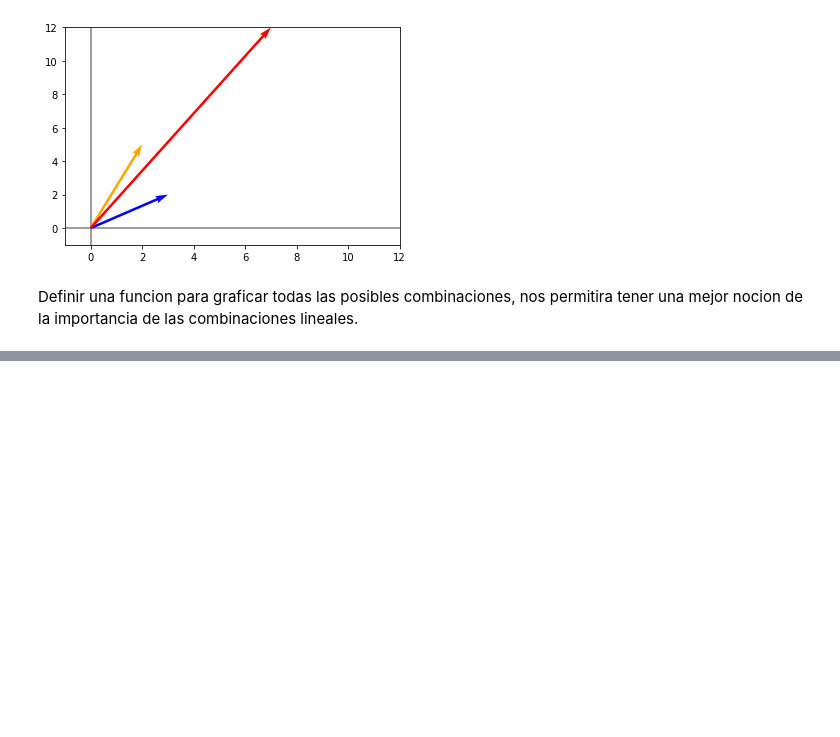
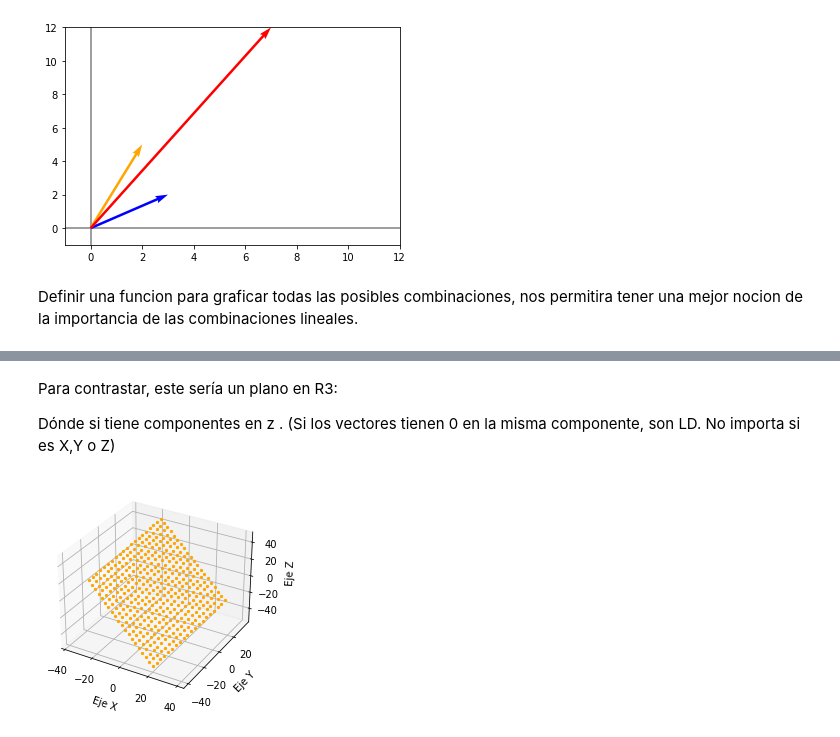
Before and after one commit to OscarABazanez/Fundamentos-de-Algebra-Lineal-con-Python, a Jupyter notebook: [2] transposicion-suma-matrices-escalares.ipynb, the cells around one changed output, grey strips where cells are left out. Cells and saved outputs as stored; diff of their text form; code cells hidden in the pictures; blank space fills up the shorter version.

```diff
--- a/[2] transposicion-suma-matrices-escalares.ipynb
+++ b/[2] transposicion-suma-matrices-escalares.ipynb
@@ -565,3 +640,30 @@ plt.show()
+# %% [markdown]
+Para contrastar, este sería un plano en R3:
+
+Dónde si tiene componentes en z . (Si los vectores tienen 0 en la misma componente, son LD. No importa si es X,Y o Z)
+# %%
+from mpl_toolkits.mplot3d import Axes3D
+
+v1 = np.array([1, 3, 2])
+v2 = np.array([-3, 1, 3])
+
+fig = plt.figure()
+ax = fig.add_subplot(111, projection='3d')
+
+for a in range(-10,10):
+    for b in range(-10,10):
+        ax.scatter(v1[0]*a + v2[0]*b, v1[1]*a + v2[1]*b,
+                   v1[2]*a + v2[2]*b,
+                   marker = '.',
+                   color = "orange")
+
+ax.set_xlabel('Eje X')
+ax.set_ylabel('Eje Y')
+ax.set_zlabel('Eje Z')
+
+plt.show()
+# %% [output]
+[figure, added]
 # %% [markdown]
 <a style='text-decoration:none;line-height:16px;display:flex;color:#5B5B62;padding:10px;justify-content:end;' href='https://deepnote.com?utm_source=created-in-deepnote-cell&projectId=e75321e8-1037-437c-8037-4042716c25af' target="_blank">
 <img alt='Created in deepnote.com' style='display:inline;max-height:16px;margin:0px;margin-right:7.5px;' src='embedded-picture-1' > </img>
```
Also changed, not shown: parts of 12 cells of this notebook.
